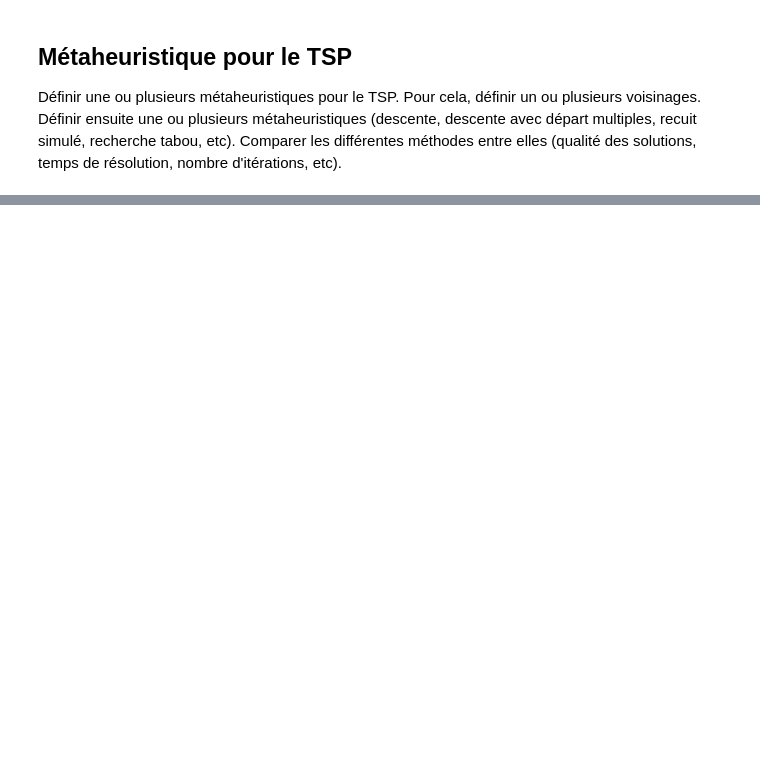
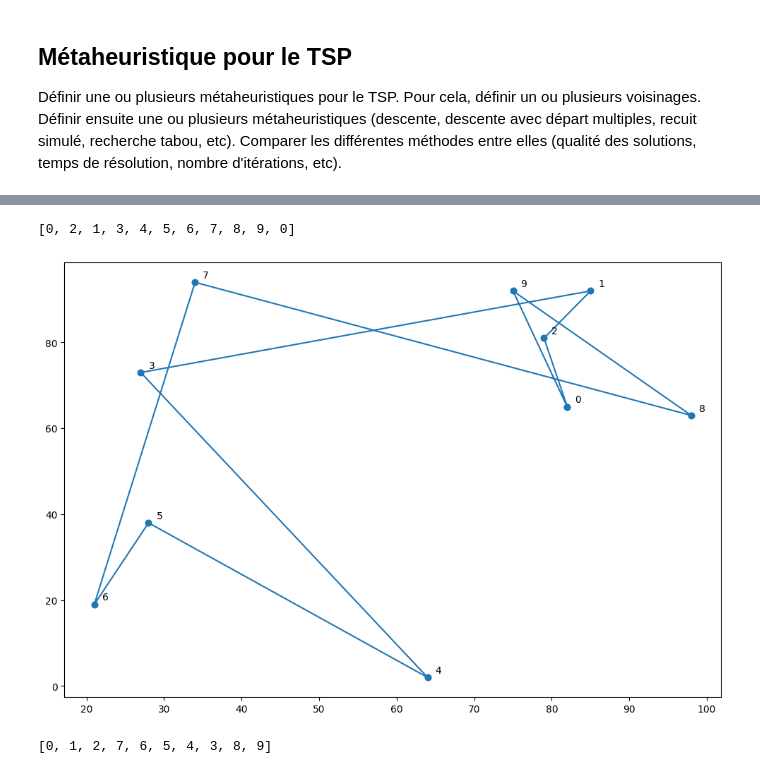
Before and after one commit to LucasAguetai/R5_A11, a Jupyter notebook: tp_aide_decision.ipynb, the cells around one changed output, grey strips where cells are left out. Drawn from its saved outputs; the diff is of its cells as text; code cells hidden in the pictures; blank space fills up the shorter version.

```diff
--- a/tp_aide_decision.ipynb
+++ b/tp_aide_decision.ipynb
@@ -146,0 +162,39 @@ Pour cela, définir un ou plusieurs voisinages. Définir ensuite une ou plusieur
+# %%
+def metaheuristique(ins, tour, a, b, labels = True):
+    affichage_instance(ins, labels)
+    tour_avec_retour = tour + [tour[0]]
+    tour_avec_retour[a], tour_avec_retour[b] = tour_avec_retour[b], tour_avec_retour[a]
+    x = [ins.coords.x[p] for p in tour_avec_retour]
+    y = [ins.coords.y[p] for p in tour_avec_retour]
+    plt.plot(x, y, "o-")
+    if cout_tour(ins, tour) > cout_tour(ins, tour_avec_retour) :
+        return tour_avec_retour
+    else :
+        return tour
+
+metaheuristique(ins, tour, 1, 2)
+# %% [output]
+[0, 2, 1, 3, 4, 5, 6, 7, 8, 9, 0]
+[figure, added]
+# %%
+def change_arrete(instance, tour, labels = True) :
+    affichage_instance(ins, labels)
+    i=0
+    tour_avec_retour = tour + [tour[0]]
+    time = cout_tour(instance, tour_avec_retour)
+    while i<len(tour) :
+        tour_avec_retour[a], tour_avec_retour[b] = tour_avec_retour[b], tour_avec_retour[a]
+        x = [ins.coords.x[p] for p in tour_avec_retour]
+        y = [ins.coords.y[p] for p in tour_avec_retour]
+        plt.plot(x, y, "o-")
+        if cout_tour(ins, tour) > cout_tour(ins, tour_avec_retour) :
+            return tour_avec_retour
+        else :
+            return tour
+
+
+def reverse(tab, a, b):
+    tab[a:b+1] = reversed(tab[a:b+1])
+    return tab
+# %% [output]
+[0, 1, 2, 7, 6, 5, 4, 3, 8, 9]
```
Also changed, not shown: parts of 6 cells of this notebook.
